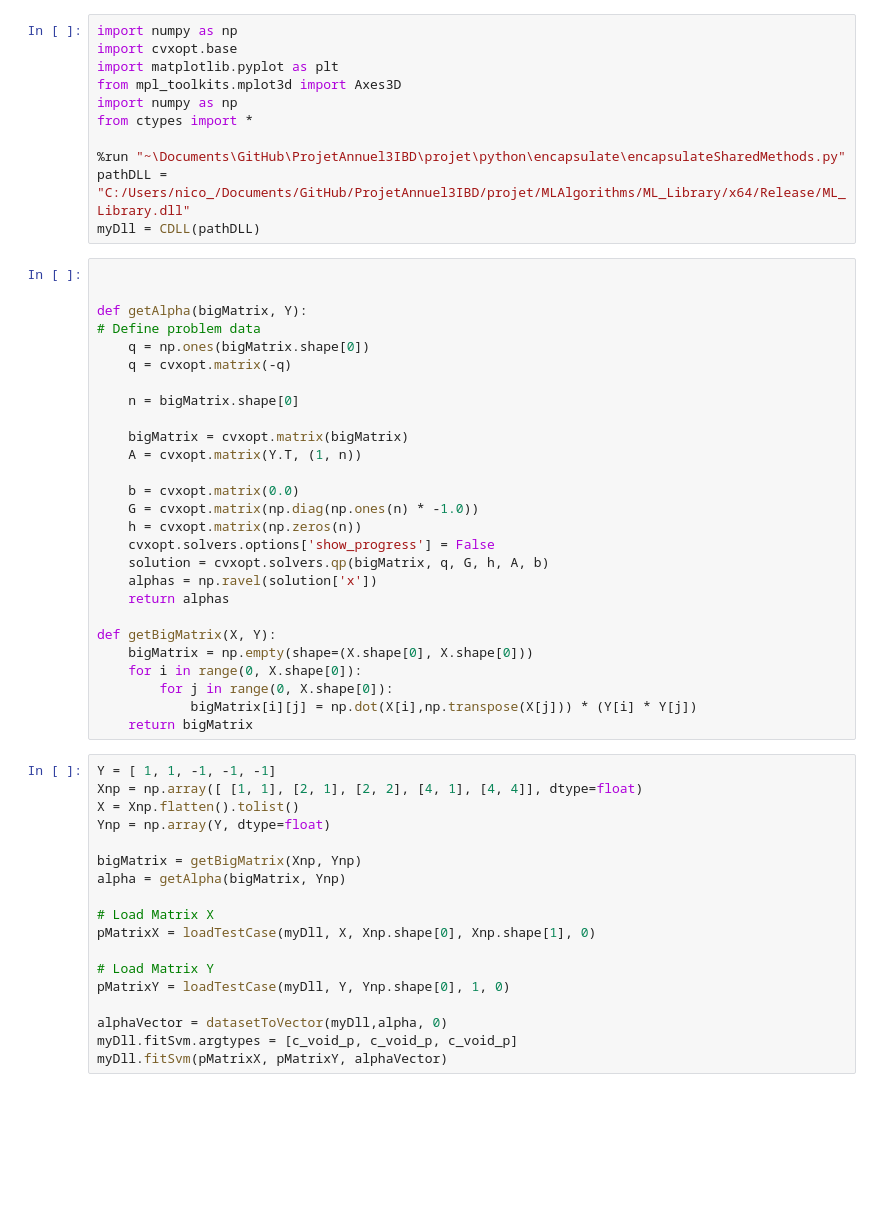
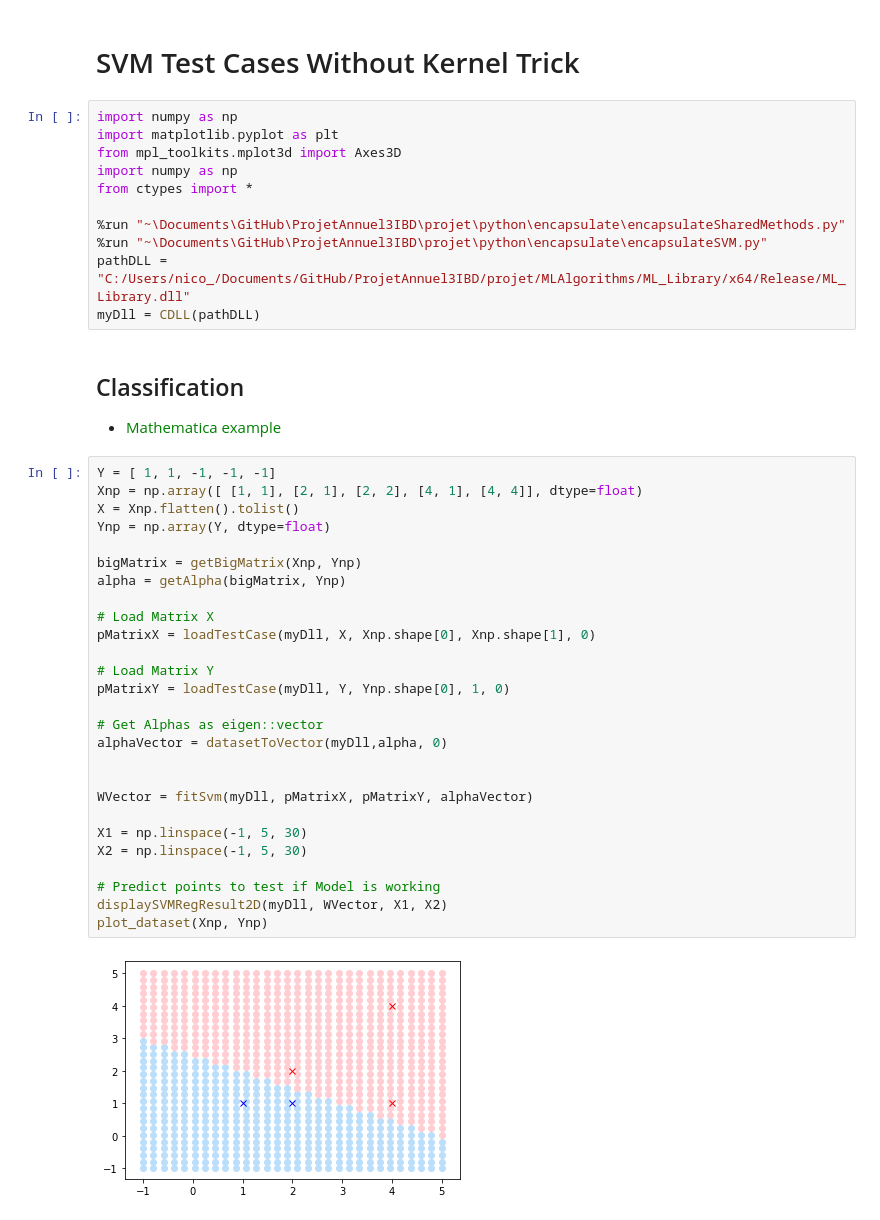
Before and after one commit to HadarakDev/ProjetAnnuel3IBD, a Jupyter notebook: projet/python/jupyter/testSvm.ipynb, the cells around one changed output. Drawn from its saved outputs; the diff is of its cells as text; blank space fills up the shorter version.

Commit message:
update jupyter  & fix triple class with non signed result

```diff
--- a/projet/python/jupyter/testSvm.ipynb
+++ b/projet/python/jupyter/testSvm.ipynb
@@ -1,56 +1,45 @@
+# %% [markdown]
+# SVM Test Cases Without Kernel Trick
 # %%
 import numpy as np
-import cvxopt.base
 import matplotlib.pyplot as plt
 from mpl_toolkits.mplot3d import Axes3D
 import numpy as np
 from ctypes import *
 
 %run "~\Documents\GitHub\ProjetAnnuel3IBD\projet\python\encapsulate\encapsulateSharedMethods.py"
+%run "~\Documents\GitHub\ProjetAnnuel3IBD\projet\python\encapsulate\encapsulateSVM.py"
 pathDLL = "C:/Users/nico_/Documents/GitHub/ProjetAnnuel3IBD/projet/MLAlgorithms/ML_Library/x64/Release/ML_Library.dll"
 myDll = CDLL(pathDLL)
-# %%
-
-
-def getAlpha(bigMatrix, Y):
-# Define problem data
-    q = np.ones(bigMatrix.shape[0])
-    q = cvxopt.matrix(-q)
-
-    n = bigMatrix.shape[0]
-
-    bigMatrix = cvxopt.matrix(bigMatrix)
-    A = cvxopt.matrix(Y.T, (1, n))
-
-    b = cvxopt.matrix(0.0)
-    G = cvxopt.matrix(np.diag(np.ones(n) * -1.0))
-    h = cvxopt.matrix(np.zeros(n))
-    cvxopt.solvers.options['show_progress'] = False
-    solution = cvxopt.solvers.qp(bigMatrix, q, G, h, A, b)
-    alphas = np.ravel(solution['x'])
-    return alphas
-
-def getBigMatrix(X, Y):
-    bigMatrix = np.empty(shape=(X.shape[0], X.shape[0]))
-    for i in range(0, X.shape[0]):
-        for j in range(0, X.shape[0]):
-            bigMatrix[i][j] = np.dot(X[i],np.transpose(X[j])) * (Y[i] * Y[j])
-    return bigMatrix
+# %% [markdown]
+## Classification
+- <font color=green>Mathematica example</font>
 # %%
 Y = [ 1, 1, -1, -1, -1]
 Xnp = np.array([ [1, 1], [2, 1], [2, 2], [4, 1], [4, 4]], dtype=float)
 X = Xnp.flatten().tolist()
 Ynp = np.array(Y, dtype=float)
 
 bigMatrix = getBigMatrix(Xnp, Ynp)
 alpha = getAlpha(bigMatrix, Ynp)
 
 # Load Matrix X
 pMatrixX = loadTestCase(myDll, X, Xnp.shape[0], Xnp.shape[1], 0)
 
 # Load Matrix Y
 pMatrixY = loadTestCase(myDll, Y, Ynp.shape[0], 1, 0)
 
+# Get Alphas as eigen::vector
 alphaVector = datasetToVector(myDll,alpha, 0)
-myDll.fitSvm.argtypes = [c_void_p, c_void_p, c_void_p]
-myDll.fitSvm(pMatrixX, pMatrixY, alphaVector)
+
+
+WVector = fitSvm(myDll, pMatrixX, pMatrixY, alphaVector)
+
+X1 = np.linspace(-1, 5, 30)
+X2 = np.linspace(-1, 5, 30)
+
+# Predict points to test if Model is working
+displaySVMRegResult2D(myDll, WVector, X1, X2)
+plot_dataset(Xnp, Ynp)
+# %% [output]
+[figure, added]
```
Also changed, not shown: parts of 6 cells of this notebook, 2 other files.
